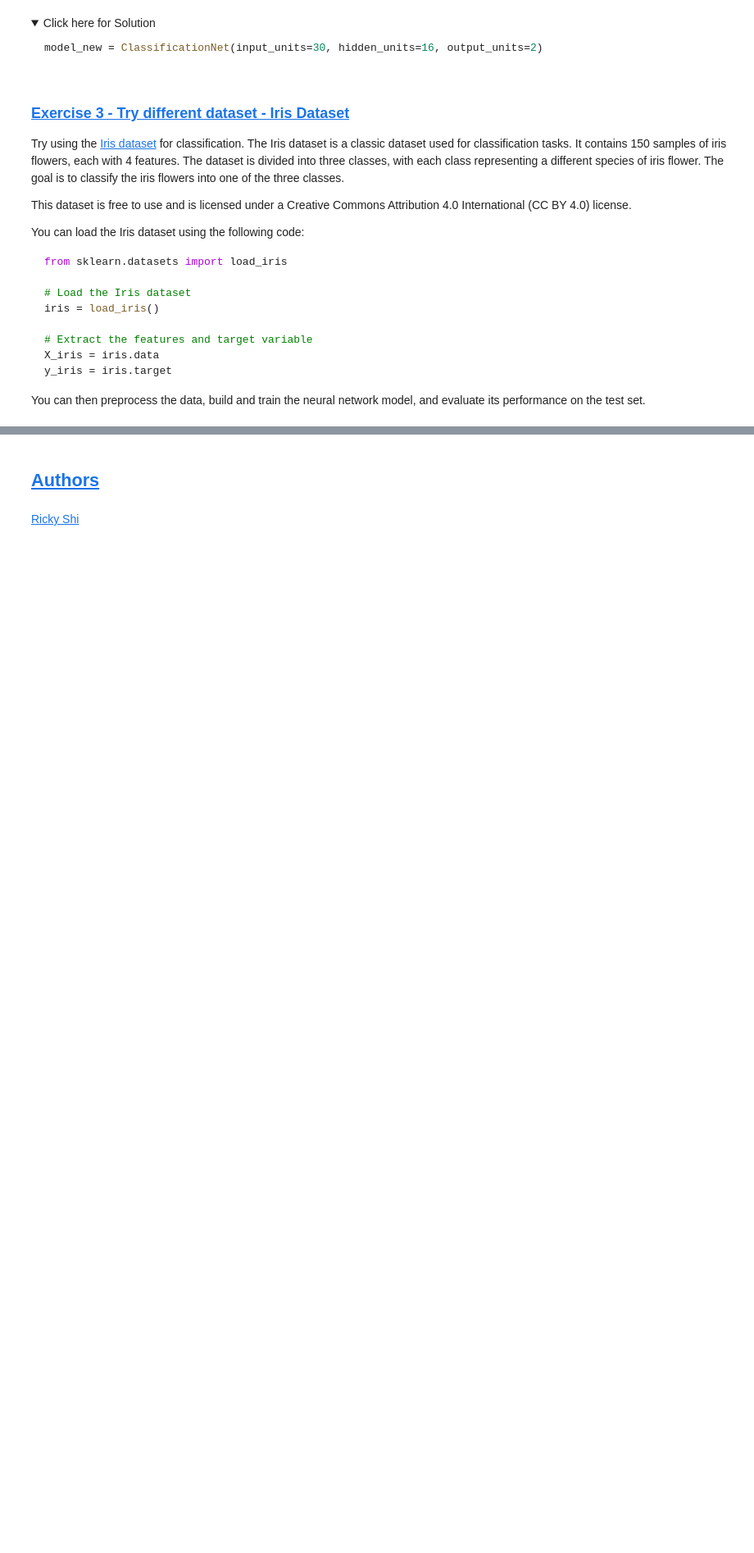
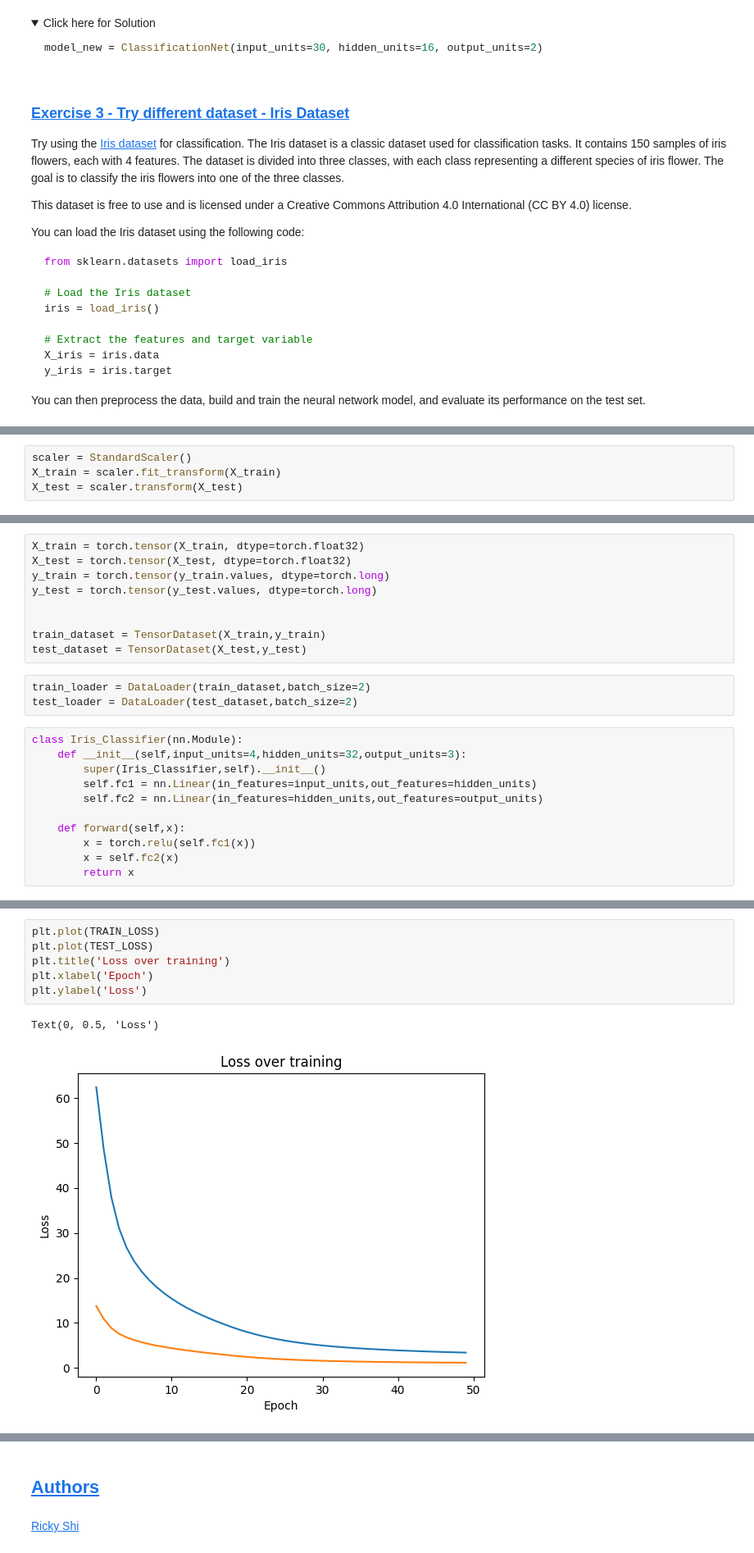
Before and after one commit to Sergio-rod/DDN-s-Notebook, a Jupyter notebook: pytorch/Project Cancer/Neural Network for Breast Cancer Classification.ipynb, the cells around one changed output, grey strips where cells are left out. Shown: that part at 82% size. Drawn from its saved outputs; the diff is of its cells as text; folded sections open; blank space fills up the shorter version.

```diff
--- a/pytorch/Project Cancer/Neural Network for Breast Cancer Classification.ipynb
+++ b/pytorch/Project Cancer/Neural Network for Breast Cancer Classification.ipynb
@@ -646,0 +665,4 @@ You can then preprocess the data, build and train the neural network model, and
+# %%
+scaler = StandardScaler()
+X_train = scaler.fit_transform(X_train)
+X_test = scaler.transform(X_test)
@@ -646,0 +681,23 @@ You can then preprocess the data, build and train the neural network model, and
+# %%
+X_train = torch.tensor(X_train, dtype=torch.float32)
+X_test = torch.tensor(X_test, dtype=torch.float32)
+y_train = torch.tensor(y_train.values, dtype=torch.long)
+y_test = torch.tensor(y_test.values, dtype=torch.long)
+
+
+train_dataset = TensorDataset(X_train,y_train)
+test_dataset = TensorDataset(X_test,y_test)
+# %%
+train_loader = DataLoader(train_dataset,batch_size=2)
+test_loader = DataLoader(test_dataset,batch_size=2)
+# %%
+class Iris_Classifier(nn.Module):
+    def __init__(self,input_units=4,hidden_units=32,output_units=3):
+        super(Iris_Classifier,self).__init__()
+        self.fc1 = nn.Linear(in_features=input_units,out_features=hidden_units)
+        self.fc2 = nn.Linear(in_features=hidden_units,out_features=output_units)
+
+    def forward(self,x):
+        x = torch.relu(self.fc1(x))
+        x = self.fc2(x)
+        return x
@@ -647,3 +756,12 @@ You can then preprocess the data, build and train the neural network model, and
+# %%
+plt.plot(TRAIN_LOSS)
+plt.plot(TEST_LOSS)
+plt.title('Loss over training')
+plt.xlabel('Epoch')
+plt.ylabel('Loss')
+# %% [output]
+Text(0, 0.5, 'Loss')
+[figure, added]
 # %% [markdown]
 <details>
     <summary>Click here for Solution</summary>
```
Also changed, not shown: parts of 10 cells of this notebook.
